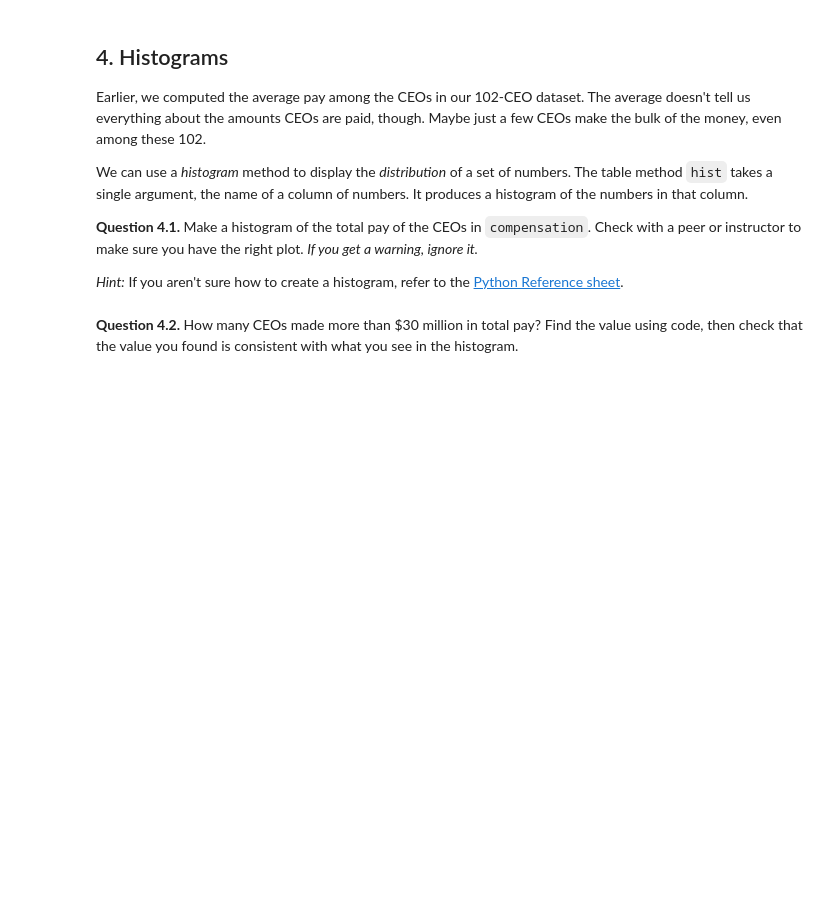
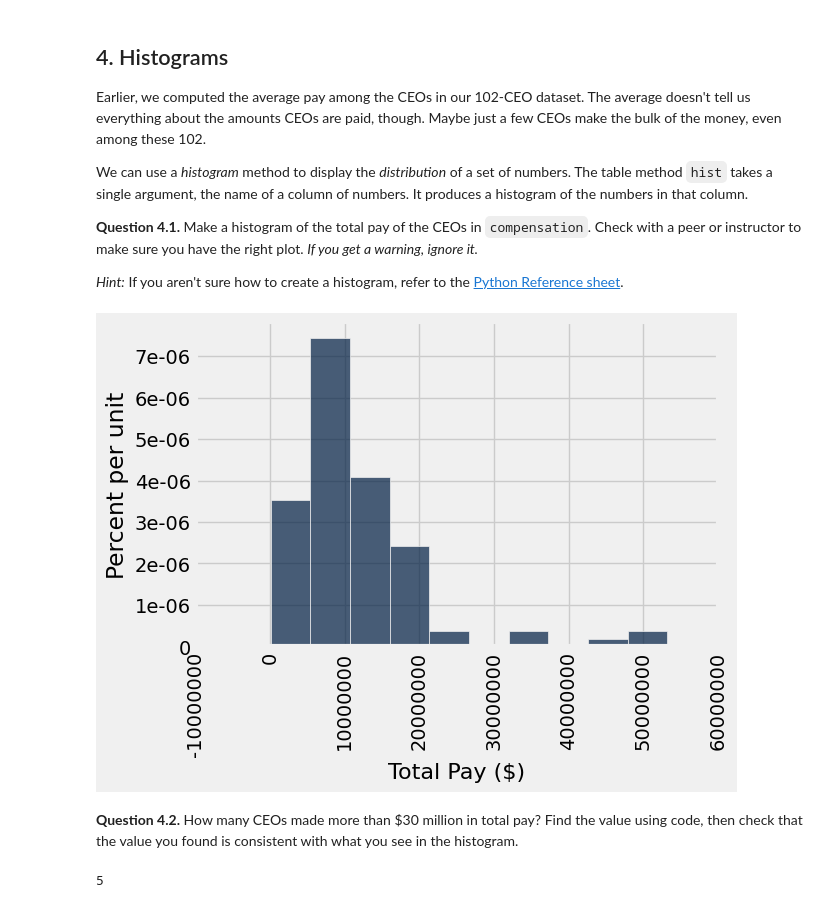
Before and after one commit to AndrewClough05/Intro-to-Data-Analytics-2.0, a Jupyter notebook: lab04/lab04.ipynb, the cells around one changed output. Drawn from its saved outputs; the diff is of its cells as text; code cells hidden in the pictures; blank space fills up the shorter version.

```diff
--- a/lab04/lab04.ipynb
+++ b/lab04/lab04.ipynb
@@ -336,7 +345,10 @@ We'll instead use functions to perform this computation. Later in this lab, we'l
 **Question 2.4.** Copy the expression you used to compute `mark_hurd_pay`, and use it as the return expression of the function below. But make sure you replace the specific `mark_hurd_pay_string` with the generic `pay_string` name specified in the first line in the `def` statement.
 
 *Hint*: When dealing with functions, you should generally not be referencing any variable outside of the function. Usually, you want to be working with the arguments that are passed into it, such as `pay_string` for this function. If you're using `mark_hurd_pay_string` within your function, you're referencing an outside variable!
-# %%
-def convert_pay_string_to_number(pay_string):
-    """Converts a pay string like '$100' (in millions) to a number of dollars."""
-    ...
+# %%
+def convert_pay_string_to_number(pay_string):
+    pay_string1 = pay_string.strip('$')
+    real_pay = float(pay_string1) * 1000000
+    return real_pay
+
+convert_pay_string_to_number('$42')
@@ -423,6 +491,6 @@ Note that we didn’t write `raw_compensation.apply(convert_pay_string_to_number
 # %%
 compensation = raw_compensation.with_column(
     "Total Pay ($)",
-    ...
+    raw_compensation.apply(convert_pay_string_to_number, "Total Pay")
     )
 compensation
@@ -504,2 +633,6 @@ We can use a *histogram* method to display the *distribution* of a set of number
+# %%
+compensation.hist('Total Pay ($)')
+# %% [output]
+[figure, added]
 # %% [markdown]
 **Question 4.2.** How many CEOs made more than $30 million in total pay? Find the value using code, then check that the value you found is consistent with what you see in the histogram.
@@ -509,2 +639,7 @@ num_ceos_more_than_30_million_2
+# %%
+num_ceos_more_than_30_million_2 = compensation.where('Total Pay ($)', are.above(30000000)).num_rows
+num_ceos_more_than_30_million_2
+# %% [output]
+5
 # %%
 grader.check("q42")
```
Also changed, not shown: parts of 38 cells of this notebook, 2 other files.
